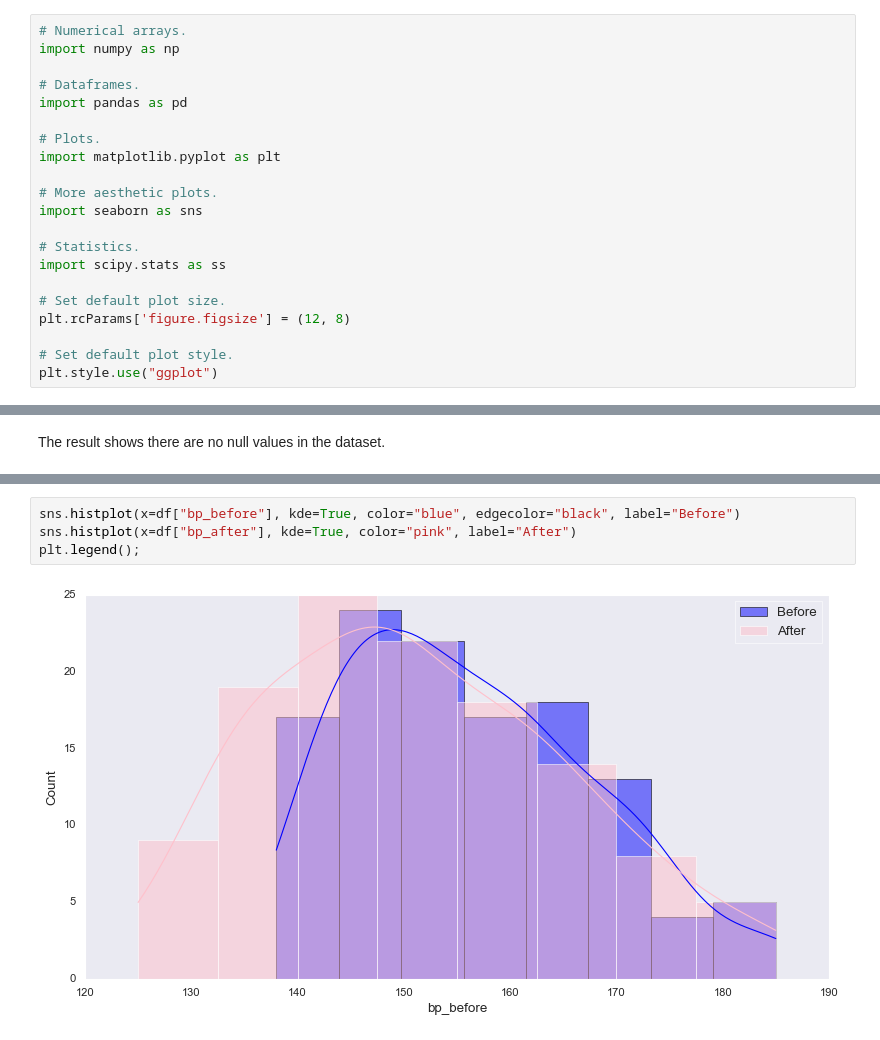
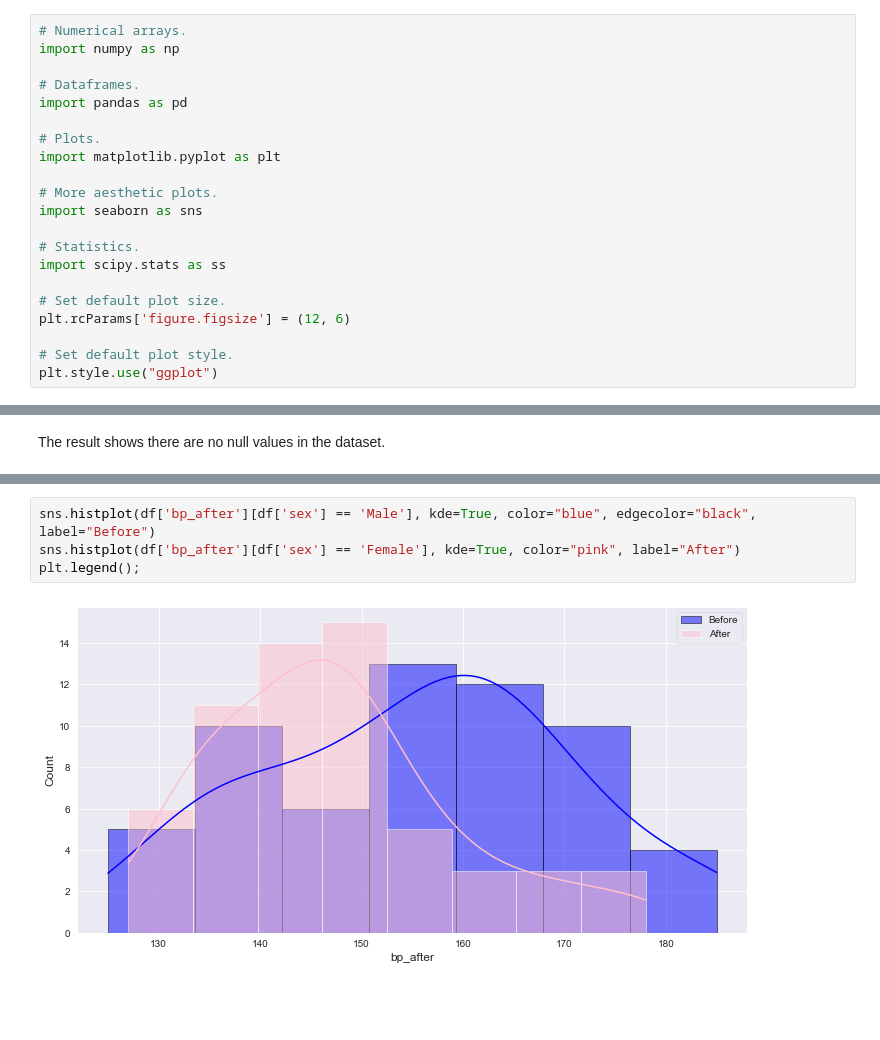
Before and after one commit to Izardo/Machine-Learning-and-Statistics, a Jupyter notebook: scipy-stats.ipynb, the cells around one changed output, grey strips where cells are left out. Saved outputs shown, nothing was run; the diff lists cells and outputs as text; blank space fills up the shorter version.

```diff
--- a/scipy-stats.ipynb
+++ b/scipy-stats.ipynb
@@ -33,7 +39,7 @@ import seaborn as sns
 import scipy.stats as ss
 
 # Set default plot size.
-plt.rcParams['figure.figsize'] = (12, 8)
+plt.rcParams['figure.figsize'] = (12, 6)
 
 # Set default plot style.
 plt.style.use("ggplot")
@@ -111,6 +131,6 @@ sns.boxplot(ax=ax[1], data=df, y=df["bp_after"]);
 # %%
-sns.histplot(x=df["bp_before"], kde=True, color="blue", edgecolor="black", label="Before")
-sns.histplot(x=df["bp_after"], kde=True, color="pink", label="After")
+sns.histplot(df['bp_after'][df['sex'] == 'Male'], kde=True, color="blue", edgecolor="black", label="Before")
+sns.histplot(df['bp_after'][df['sex'] == 'Female'], kde=True, color="pink", label="After")
 plt.legend();
 # %% [output]
-[figure, old version]
+[figure, new version]
```
Also changed, not shown: parts of 24 cells of this notebook, 4 other files.
